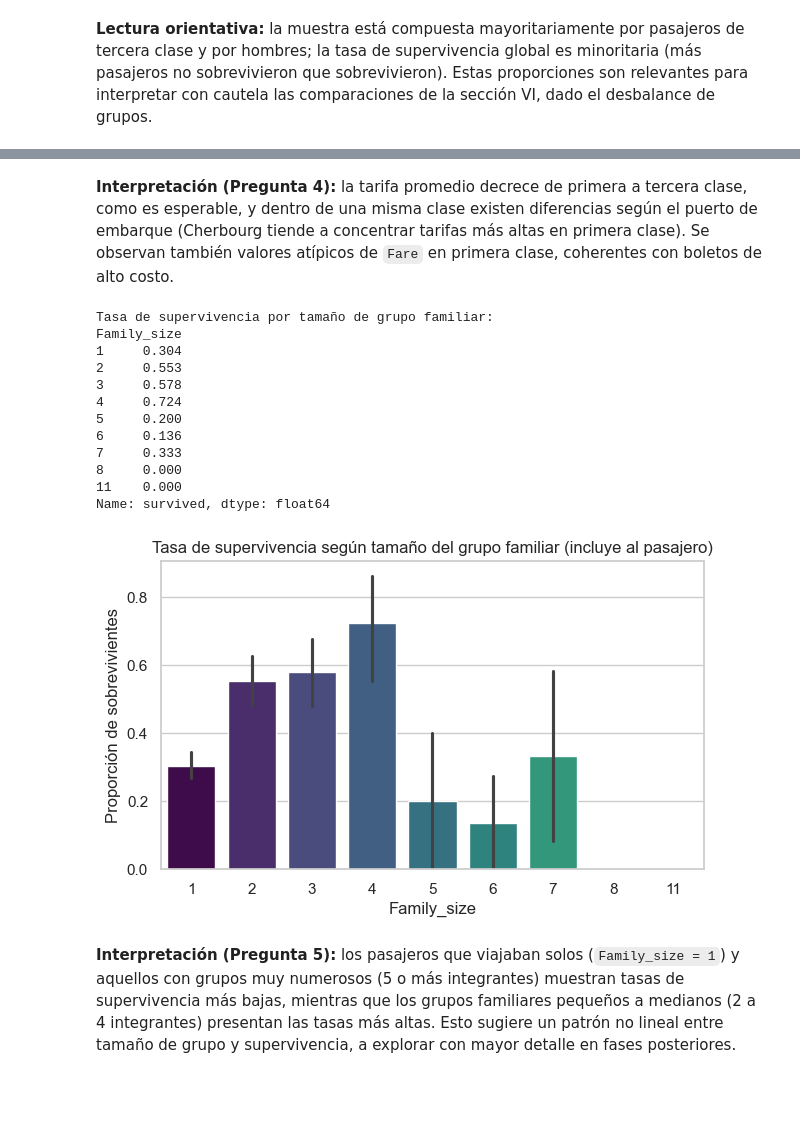
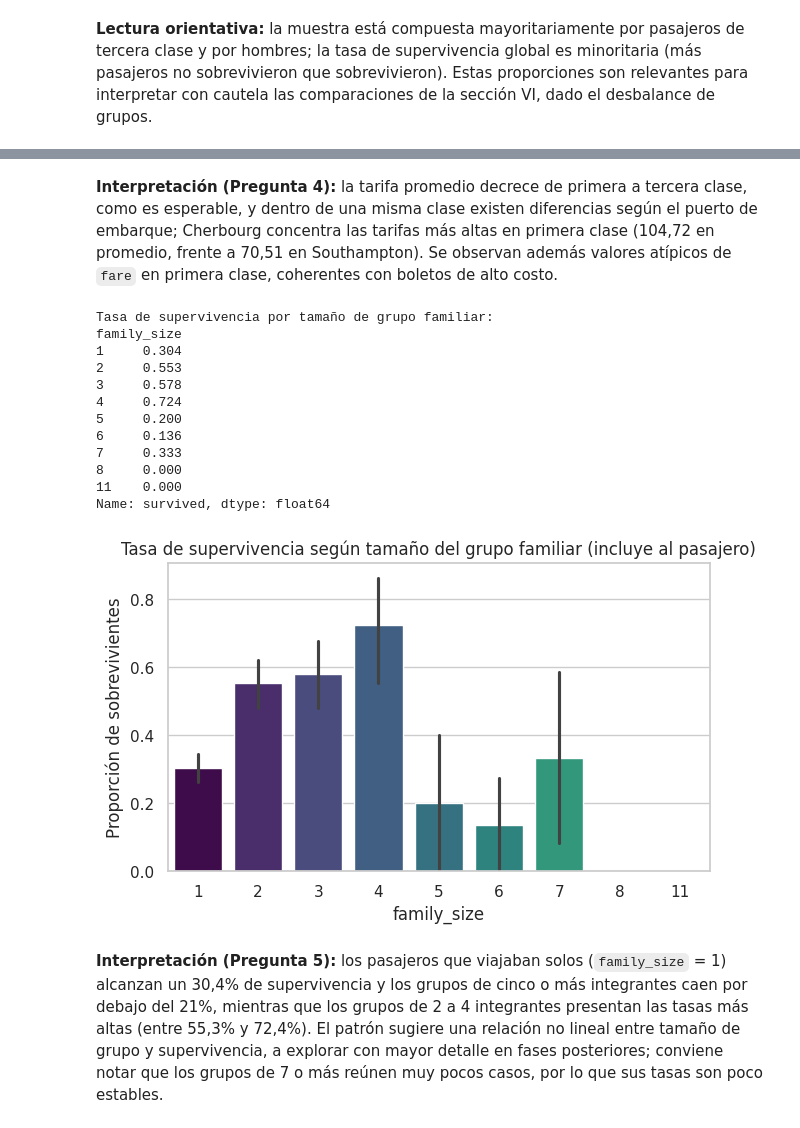
Before and after one commit to dark452/MCDI503-grupo1, a Jupyter notebook: notebooks/mcdi503_f1_sumativo_grupo1.ipynb, the cells around one changed output, grey strips where cells are left out. Saved outputs shown, nothing was run; the diff lists cells and outputs as text; code cells hidden in the pictures; blank space fills up the shorter version.

Commit message:
UPD: Ajuste de parámetros y actualización de análisis en mcdi503_f1_sumativo_grupo1

```diff
--- a/notebooks/mcdi503_f1_sumativo_grupo1.ipynb
+++ b/notebooks/mcdi503_f1_sumativo_grupo1.ipynb
@@ -124,0 +129,13 @@ memory usage: 80.7+ KB
+# %%
+# Columnas derivadas que agrega seaborn y que se descartan del análisis
+derivadas = ["class", "who", "adult_male", "alive", "alone"]
+print("Muestra de las columnas derivadas antes de descartarlas:")
+print(titanic[derivadas].head())
+
+# Verificación de que 'alive' reproduce exactamente la variable objetivo
+equivalencia = (titanic["alive"].map({"yes": 1, "no": 0}) == titanic["survived"]).all()
+print("\n'alive' es equivalente a 'survived':", equivalencia)
+
+titanic = titanic.drop(columns=derivadas)
+print("\nColumnas conservadas:", titanic.shape[1])
+print(list(titanic.columns))
@@ -276,5 +303,5 @@ Nulos en Embarked después de imputar: 0
 # %%
-# Decisión 3: variable Deck_conocido (sin imputar Deck)
-titanic["Deck_conocido"] = titanic["deck"].notna().astype(int)
-print(titanic["Deck_conocido"].value_counts())
+# Decisión 3: variable deck_conocido (sin imputar deck)
+titanic["deck_conocido"] = titanic["deck"].notna().astype(int)
+print(titanic["deck_conocido"].value_counts())
 # %% [output]
@@ -284,7 +311,7 @@ Deck_conocido
 Name: count, dtype: int64
 # %%
 # Decisión 4: variables de composición familiar
-titanic["Family_size"] = titanic["sibsp"] + titanic["parch"] + 1
-titanic["Is_alone"] = (titanic["Family_size"] == 1).astype(int)
-titanic[["sibsp", "parch", "Family_size", "Is_alone"]].head()
+titanic["family_size"] = titanic["sibsp"] + titanic["parch"] + 1
+titanic["is_alone"] = (titanic["family_size"] == 1).astype(int)
+titanic[["sibsp", "parch", "family_size", "is_alone"]].head()
 # %% [output]
@@ -295,9 +322,9 @@ titanic[["sibsp", "parch", "Family_size", "Is_alone"]].head()
 | 3 | 1 | 0 | 2 | 0 |
 | 4 | 0 | 0 | 1 | 1 |
 # %%
-# Decisión 5: grupo etario derivado de Age ya imputada
-bins = [0, 12, 25, 59, 100]
-labels = ["Niño (0-12)", "Joven (13-25)", "Adulto (26-59)", "Adulto mayor (60+)"]
-titanic["Age_group"] = pd.cut(titanic["age"], bins=bins, labels=labels, right=True)
-titanic["Age_group"].value_counts().sort_index()
+# Decisión 5: grupo etario derivado de age ya imputada
+bins_age = [0, 12, 25, 59, 100]
+orden_age_group = ["Niño (0-12)", "Joven (13-25)", "Adulto (26-59)", "Adulto mayor (60+)"]
+titanic["age_group"] = pd.cut(titanic["age"], bins=bins_age, labels=orden_age_group, right=True)
+titanic["age_group"].value_counts().sort_index()
 # %% [output]
@@ -415,32 +453,32 @@ Name: fare, dtype: float64
 # %% [markdown]
-**Interpretación (Pregunta 4):** la tarifa promedio decrece de primera a tercera clase, como es esperable, y dentro de una misma clase existen diferencias según el puerto de embarque (Cherbourg tiende a concentrar tarifas más altas en primera clase). Se observan también valores atípicos de `Fare` en primera clase, coherentes con boletos de alto costo.
+**Interpretación (Pregunta 4):** la tarifa promedio decrece de primera a tercera clase, como es esperable, y dentro de una misma clase existen diferencias según el puerto de embarque; Cherbourg concentra las tarifas más altas en primera clase (104,72 en promedio, frente a 70,51 en Southampton). Se observan además valores atípicos de `fare` en primera clase, coherentes con boletos de alto costo.
 # %%
 # Pregunta 5: supervivencia según tamaño del grupo familiar
-tasa_por_familia = titanic.groupby("Family_size")["survived"].mean().round(3)
+tasa_por_familia = titanic.groupby("family_size")["survived"].mean().round(3)
 print("Tasa de supervivencia por tamaño de grupo familiar:")
 print(tasa_por_familia)
 
 plt.figure(figsize=(7, 4))
-sns.barplot(data=titanic, x="Family_size", y="survived", hue="Family_size", palette="viridis", legend=False)
+sns.barplot(data=titanic, x="family_size", y="survived", hue="family_size", palette="viridis", legend=False)
 plt.title("Tasa de supervivencia según tamaño del grupo familiar (incluye al pasajero)")
 plt.ylabel("Proporción de sobrevivientes")
 plt.savefig(os.path.join(FIGURES_DIR, "fig6.png"), dpi=300, bbox_inches="tight")
 plt.show()
 # %% [output]
 Tasa de supervivencia por tamaño de grupo familiar:
-Family_size
+family_size
 1     0.304
 2     0.553
 3     0.578
 4     0.724
 5     0.200
 6     0.136
 7     0.333
 8     0.000
 11    0.000
 Name: survived, dtype: float64
-[figure, old version]
+[figure, new version]
 # %% [markdown]
-**Interpretación (Pregunta 5):** los pasajeros que viajaban solos (`Family_size = 1`) y aquellos con grupos muy numerosos (5 o más integrantes) muestran tasas de supervivencia más bajas, mientras que los grupos familiares pequeños a medianos (2 a 4 integrantes) presentan las tasas más altas. Esto sugiere un patrón no lineal entre tamaño de grupo y supervivencia, a explorar con mayor detalle en fases posteriores.
+**Interpretación (Pregunta 5):** los pasajeros que viajaban solos (`family_size` = 1) alcanzan un 30,4% de supervivencia y los grupos de cinco o más integrantes caen por debajo del 21%, mientras que los grupos de 2 a 4 integrantes presentan las tasas más altas (entre 55,3% y 72,4%). El patrón sugiere una relación no lineal entre tamaño de grupo y supervivencia, a explorar con mayor detalle en fases posteriores; conviene notar que los grupos de 7 o más reúnen muy pocos casos, por lo que sus tasas son poco estables.
 # %%
 # Correlación entre variables numéricas relevantes
```
Also changed, not shown: parts of 33 cells of this notebook, 7 other files.
